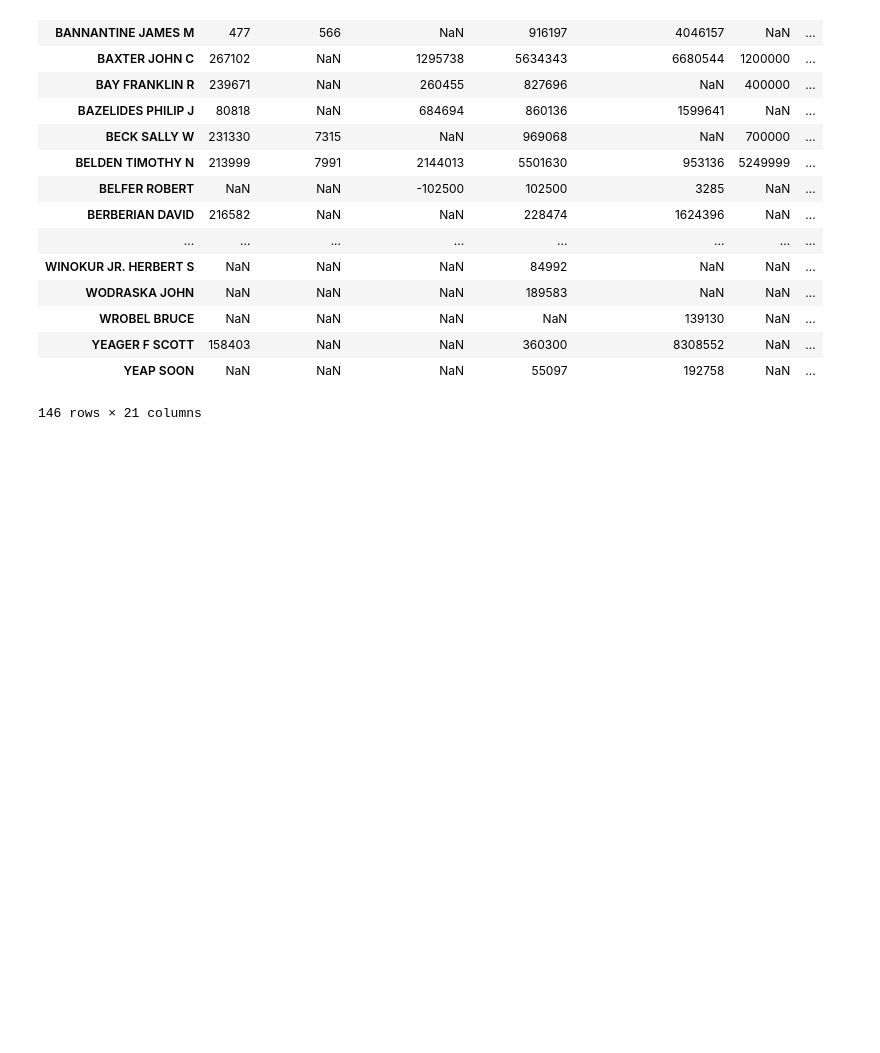
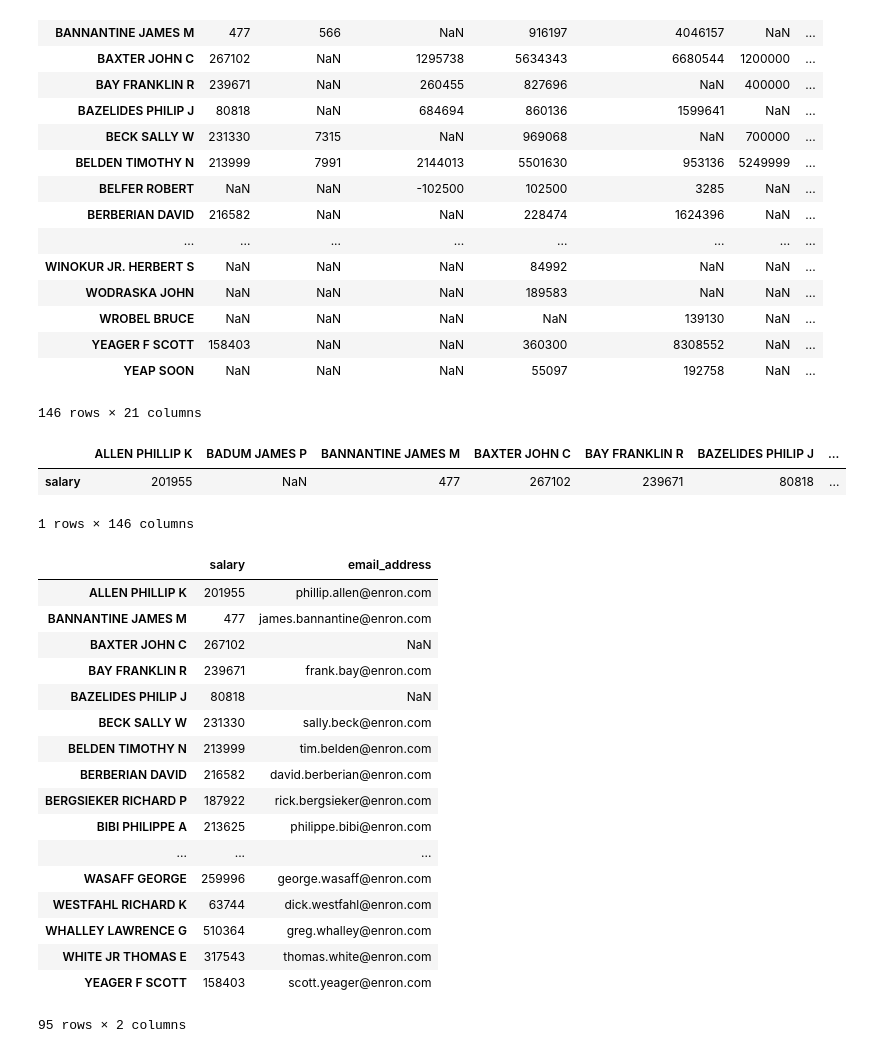
Before and after one commit to miaopei/MachineLearning, a Jupyter notebook: testing/P1_testing/ud120-projects/datasets_questions/explore_enron_data.ipynb, the cells around one changed output. Cells and saved outputs as stored; diff of their text form; code cells hidden in the pictures; blank space fills up the shorter version.

```diff
--- a/testing/P1_testing/ud120-projects/datasets_questions/explore_enron_data.ipynb
+++ b/testing/P1_testing/ud120-projects/datasets_questions/explore_enron_data.ipynb
@@ -0,0 +1,8 @@
+# %%
+import pickle
+import pandas as pd
+import numpy as np
+
+enron_data = pickle.load(open("../final_project/final_project_dataset.pkl", "r"))
+pd_enron_data1 = pd.DataFrame.from_dict(enron_data, orient='index', dtype=float)
+pd_enron_data1['salary'].dropna(axis=0, how='any')
@@ -200,3 +226,30 @@ pd_enron_data1.dropna(subset=['salary'], how='any')
 | YEAGER F SCOTT | 158403 | NaN | NaN | 360300 | 8308552 | NaN | ... |
 | YEAP SOON | NaN | NaN | NaN | 55097 | 192758 | NaN | ... |
 146 rows × 21 columns
+# %%
+pd_enron_data2.loc[['salary'], :].dropna(axis=0, how='any')
+# %% [output]
+|  | ALLEN PHILLIP K | BADUM JAMES P | BANNANTINE JAMES M | BAXTER JOHN C | BAY FRANKLIN R | BAZELIDES PHILIP J | ... |
+| salary | 201955 | NaN | 477 | 267102 | 239671 | 80818 | ... |
+1 rows × 146 columns
+# %%
+pd_enron_data1[pd_enron_data1['salary'] != 'NaN'].loc[:, ['salary', 'email_address']]
+# %% [output]
+|  | salary | email_address |
+| ALLEN PHILLIP K | 201955 | phillip.allen@enron.com |
+| BANNANTINE JAMES M | 477 | james.bannantine@enron.com |
+| BAXTER JOHN C | 267102 | NaN |
+| BAY FRANKLIN R | 239671 | frank.bay@enron.com |
+| BAZELIDES PHILIP J | 80818 | NaN |
+| BECK SALLY W | 231330 | sally.beck@enron.com |
+| BELDEN TIMOTHY N | 213999 | tim.belden@enron.com |
+| BERBERIAN DAVID | 216582 | david.berberian@enron.com |
+| BERGSIEKER RICHARD P | 187922 | rick.bergsieker@enron.com |
+| BIBI PHILIPPE A | 213625 | philippe.bibi@enron.com |
+| ... | ... | ... |
+| WASAFF GEORGE | 259996 | george.wasaff@enron.com |
+| WESTFAHL RICHARD K | 63744 | dick.westfahl@enron.com |
+| WHALLEY LAWRENCE G | 510364 | greg.whalley@enron.com |
+| WHITE JR THOMAS E | 317543 | thomas.white@enron.com |
+| YEAGER F SCOTT | 158403 | scott.yeager@enron.com |
+95 rows × 2 columns
```
Also changed, not shown: parts of 12 cells of this notebook.
